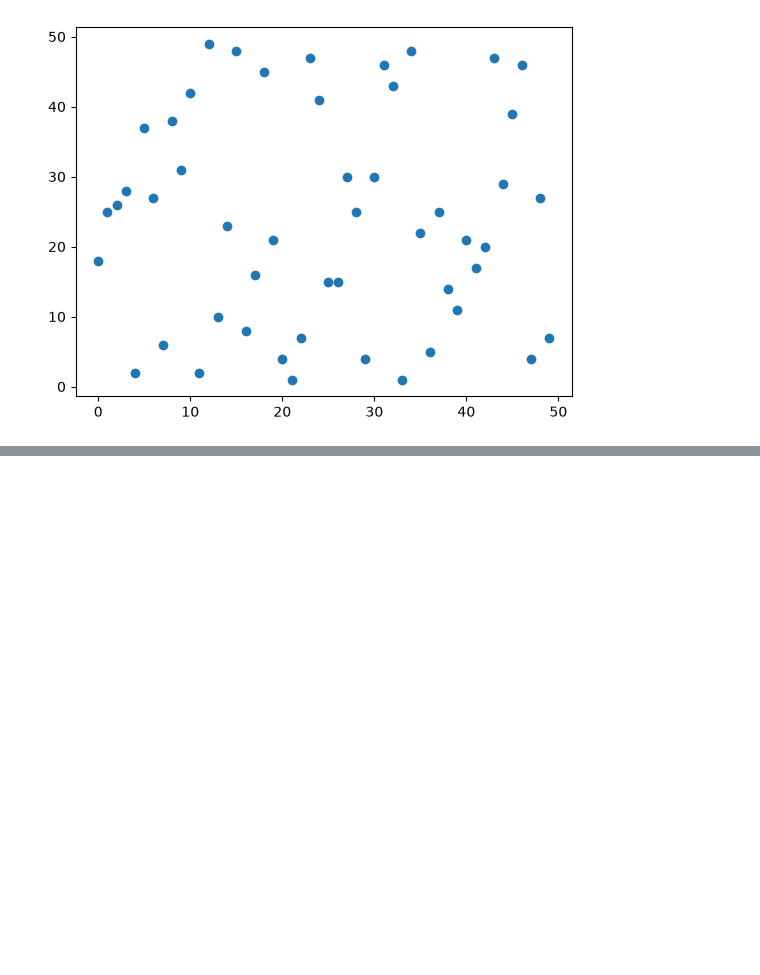
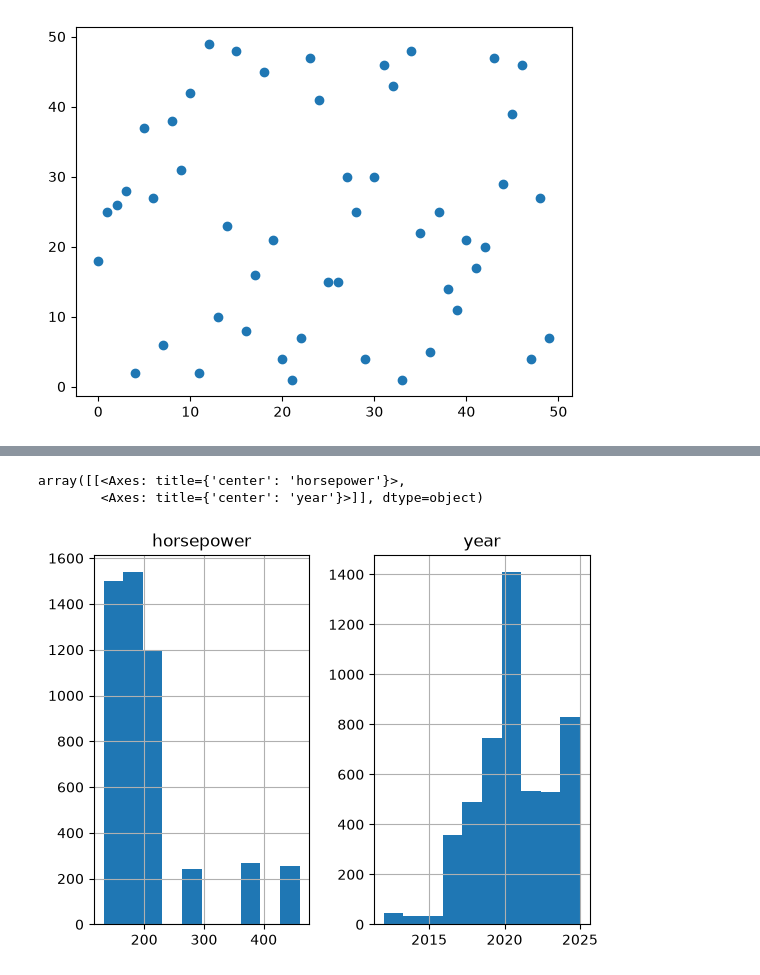
Before and after one commit to mahdiatom00/python-notebooks, a Jupyter notebook: notebooks/Jupyter-main.ipynb, the cells around one changed output, grey strips where cells are left out. Saved outputs shown, nothing was run; the diff lists cells and outputs as text; code cells hidden in the pictures; blank space fills up the shorter version.

```diff
--- a/notebooks/Jupyter-main.ipynb
+++ b/notebooks/Jupyter-main.ipynb
@@ -320,0 +342,3 @@ plt.show()
+# %%
+Fa = pd.read_csv(r"D:\chatgpt output\Python_Practice\cars_ml.csv")
+Fa.head(10)
@@ -320,0 +380,4 @@ plt.show()
+# %%
+cdf = Fa[['brand','model','year','fuel_type','horsepower','color','price_usd']] #گلچین کرد دیتایی که میخاد رو
+cdf.head(7)
+#فیچر هایی که من میخوام روش کار کنم  / دیتا ها رو کوچیک کردیم که مثلا روی همینا کار کنیم و توی یه متغیر ذخیرش کردیم
@@ -320,0 +393,7 @@ plt.show()
+# %%
+viz = cdf[['horsepower','year']] #visualize یا به تصویر کشیدن
+viz.hist() #histogram
+# %% [output]
+array([[<Axes: title={'center': 'horsepower'}>,
+        <Axes: title={'center': 'year'}>]], dtype=object)
+[figure, added]
```
Also changed, not shown: parts of 13 cells of this notebook.
